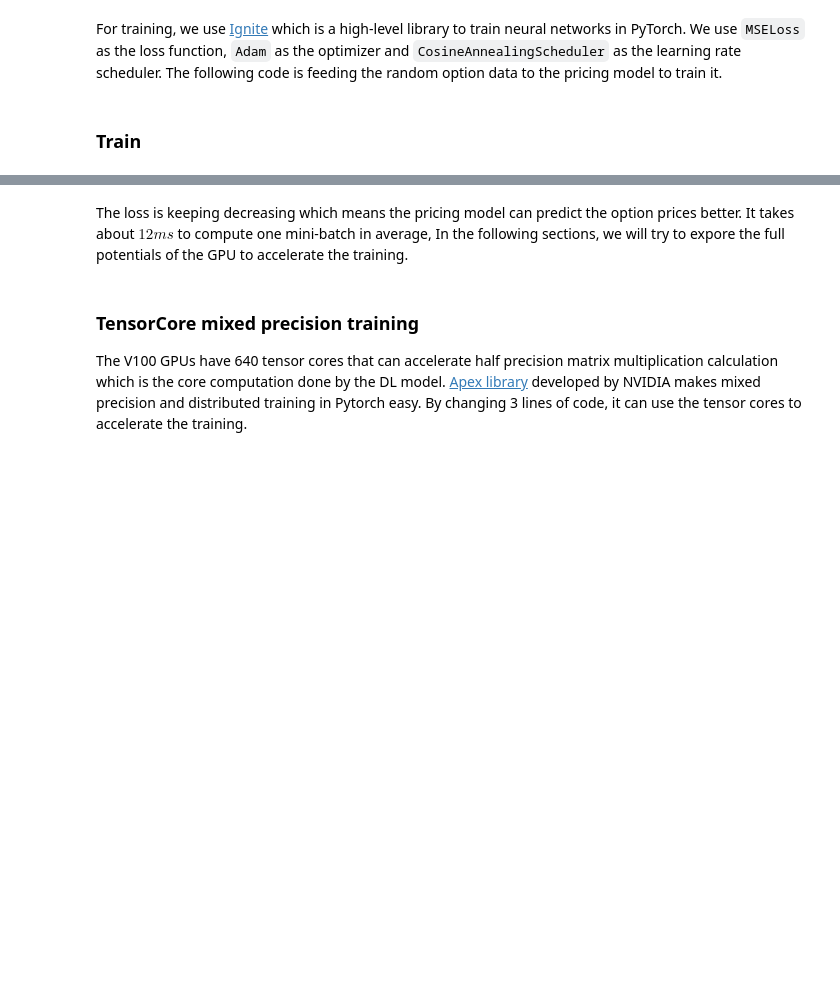
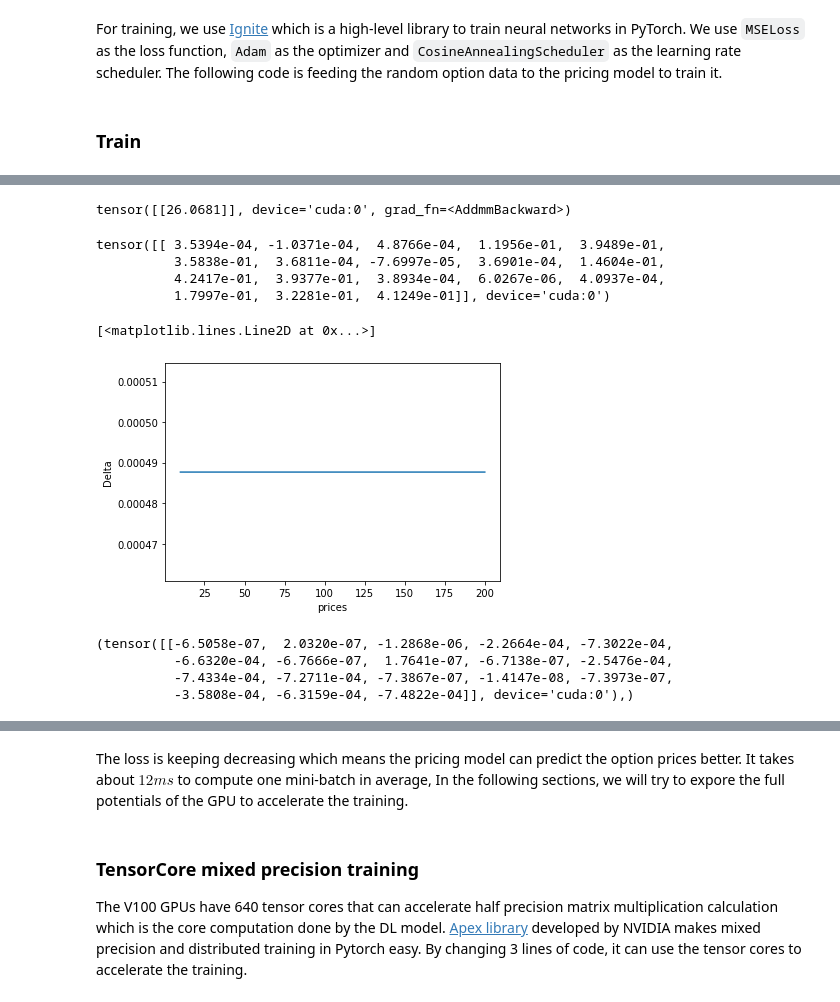
Before and after one commit to xinyanz-erin/Applied-Finance-Project, a Jupyter notebook: From Colab/v1 deep_learning_option_1_Erin.ipynb, the cells around one changed output, grey strips where cells are left out. Saved outputs shown, nothing was run; the diff lists cells and outputs as text; code cells hidden in the pictures; blank space fills up the shorter version.

```diff
--- a/From Colab/v1 deep_learning_option_1_Erin.ipynb
+++ b/From Colab/v1 deep_learning_option_1_Erin.ipynb
@@ -734,3 +736,74 @@ State:
         dataloader: <class 'cupy_dataset.NumbaOptionDataSet'>
         seed: <class 'NoneType'>
         times: <class 'dict'>
+# %%
+import torch
+inputs = torch.tensor([[110.0, 100.0, 120.0, 0.35, 0.1, 0.05,
+                                           110.0, 100.0, 120.0, 0.35, 0.1, 0.05,
+                                           110.0, 100.0, 120.0, 0.35, 0.1, 0.05]]).cuda()
+model(inputs.float())
+# %% [output]
+tensor([[26.0681]], device='cuda:0', grad_fn=<AddmmBackward>)
+# %%
+inputs = torch.tensor([[110.0, 100.0, 120.0, 0.35, 0.1, 0.05,
+                                           110.0, 100.0, 120.0, 0.35, 0.1, 0.05,
+                                           110.0, 100.0, 120.0, 0.35, 0.1, 0.05]]).cuda()
+inputs.requires_grad = True
+x = model(inputs.float())
+x.backward()
+first_order_gradient = inputs.grad
+first_order_gradient
+# %% [output]
+tensor([[ 3.5394e-04, -1.0371e-04,  4.8766e-04,  1.1956e-01,  3.9489e-01,
+          3.5838e-01,  3.6811e-04, -7.6997e-05,  3.6901e-04,  1.4604e-01,
+          4.2417e-01,  3.9377e-01,  3.8934e-04,  6.0267e-06,  4.0937e-04,
+          1.7997e-01,  3.2281e-01,  4.1249e-01]], device='cuda:0')
+# %%
+%matplotlib inline
+from torch.autograd import grad
+import pylab
+import numpy as np
+def compute_delta(S):
+    inputs = torch.tensor([[110.0, 100.0, 120.0, 0.35, 0.1, 0.05,
+                                           110.0, 100.0, 120.0, 0.35, 0.1, 0.05,
+                                           110.0, 100.0, 120.0, 0.35, 0.1, 0.05]]).cuda()
+    inputs.requires_grad = True
+    x = model(inputs.float())
+    #x = model(inputs)
+    x.backward()
+    first_order_gradient = inputs.grad
+    return first_order_gradient[0][2]
+prices = np.arange(10, 200, 0.1)
+deltas = []
+for p in prices:
+    deltas.append(compute_delta(p).item())
+fig = pylab.plot(prices, deltas)
+pylab.xlabel('prices')
+pylab.ylabel('Delta')
+fig
+# %% [output]
+[<matplotlib.lines.Line2D at 0x...>]
+[figure, added]
+# %%
+import torch
+from torch import Tensor
+from torch.autograd import Variable
+from torch.autograd import grad
+from torch import nn
+
+inputs = torch.tensor([[110.0, 100.0, 120.0, 0.35, 0.1, 0.05,
+                                           110.0, 100.0, 120.0, 0.35, 0.1, 0.05,
+                                           110.0, 100.0, 120.0, 0.35, 0.1, 0.05]]).cuda()
+inputs.requires_grad = True
+x = model(inputs)
+
+# instead of using loss.backward(), use torch.autograd.grad() to compute gradients
+# https://pytorch.org/docs/stable/autograd.html#torch.autograd.grad
+loss_grads = grad(x, inputs, create_graph=True)
+drv = grad(loss_grads[0][0][2], inputs)
+drv
+# %% [output]
+(tensor([[-6.5058e-07,  2.0320e-07, -1.2868e-06, -2.2664e-04, -7.3022e-04,
+          -6.6320e-04, -6.7666e-07,  1.7641e-07, -6.7138e-07, -2.5476e-04,
+          -7.4334e-04, -7.2711e-04, -7.3867e-07, -1.4147e-08, -7.3973e-07,
+          -3.5808e-04, -6.3159e-04, -7.4822e-04]], device='cuda:0'),)
```
Also changed, not shown: parts of 8 cells of this notebook.
